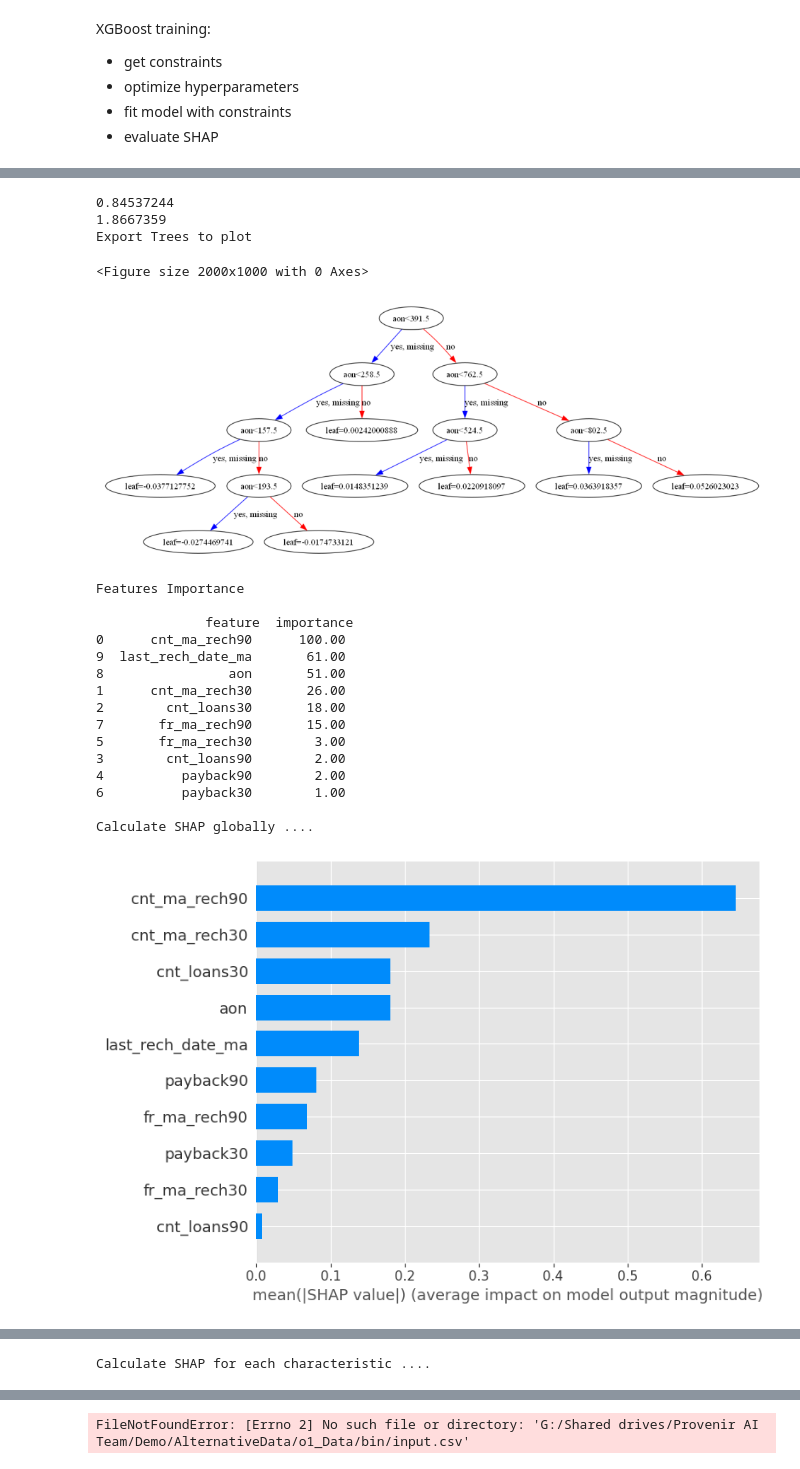
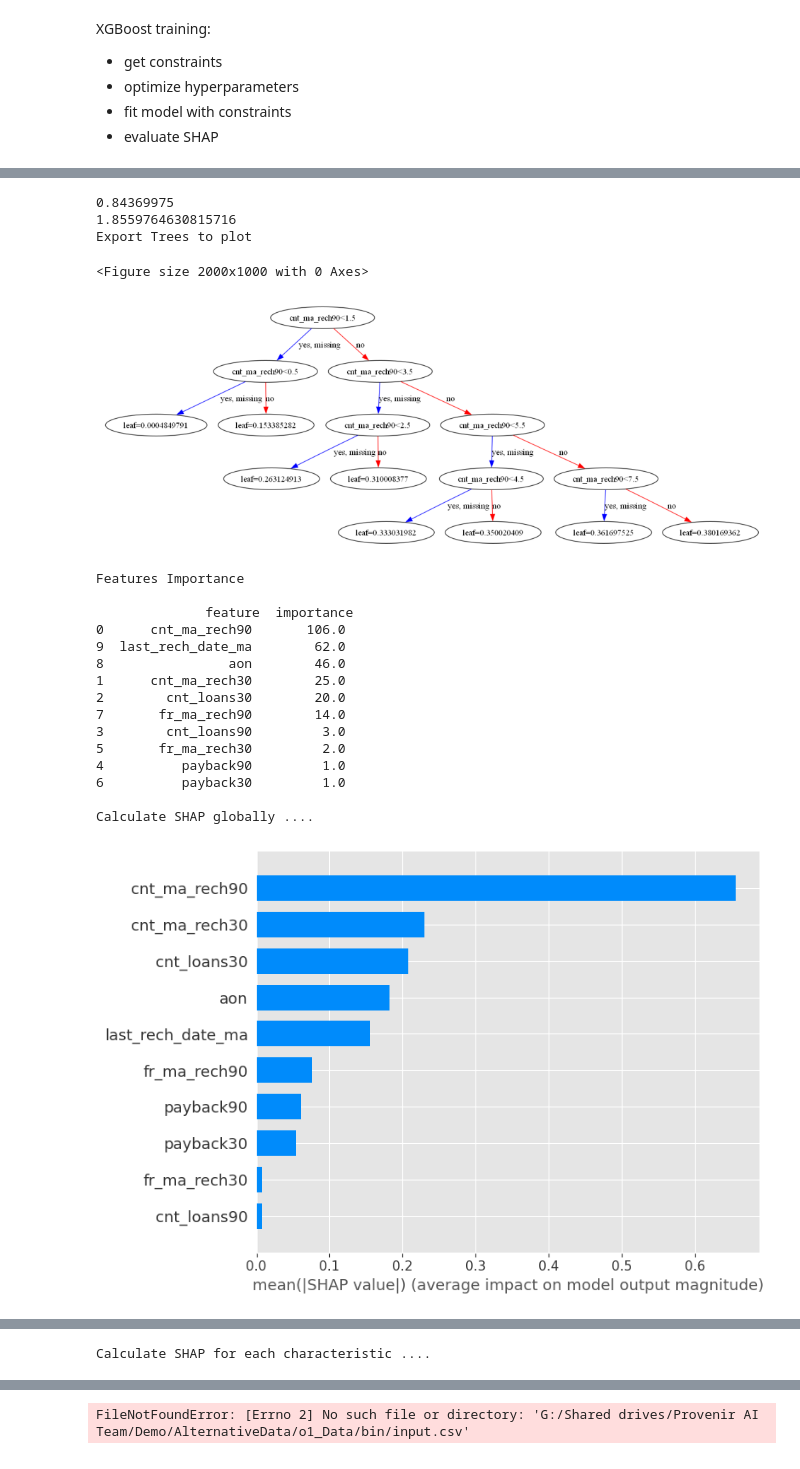
Before and after one commit to GPUK79/data-science-portfolio, a Jupyter notebook: 10_CreditRiskScorecards_AlgoComparisons.ipynb, the cells around one changed output, grey strips where cells are left out. Cells and saved outputs as stored; diff of their text form; code cells hidden in the pictures.

```diff
--- a/10_CreditRiskScorecards_AlgoComparisons.ipynb
+++ b/10_CreditRiskScorecards_AlgoComparisons.ipynb
@@ -795,6 +793,9 @@ XGBoost training:
  - evaluate SHAP
 # %%
 #Read in train sample
+import graphviz
+graphviz.set_default_engine('dot')
+
 train = pd.read_csv("train.csv")
 test = pd.read_csv("test.csv")
 import numpy as np
@@ -1020,7 +1021,7 @@ if True:
     # Plot a specific tree (e.g., the first tree, index 0)
     plt.figure(figsize=(20, 10))
     # Using the same model from above
-    xgb.plot_tree(model, num_trees=18, rankdir='UD')  # 'LR' for left-to-right layout
+    xgb.plot_tree(model, num_trees=0, rankdir='UD')  # 'LR' for left-to-right layout
     plt.show()
     plt.savefig("tree.jpeg")
 
@@ -1051,7 +1052,7 @@ if True:
     shap_values = explainer.shap_values(X)
     d_shap = pd.DataFrame(data=shap_values)
 
-
+    #Plot SHAP dependence plot for one feature
     col_list1 = ['cnt_ma_rech90']
     explainer = shap.TreeExplainer(model)#, model_output = 'probability',feature_dependence = "independent",data = X)
     shap_values = explainer.shap_values(X)
@@ -1060,6 +1061,7 @@ if True:
         # shap.dependence_plot(i, shap_values, X.values, feature_names=X.columns,interaction_index=None)
         shap.dependence_plot(i, shap_values, X.values,feature_names=X.columns)
 
+    # Define function that calculate base SHAP as well as SHAP values
     def shap_plot(j):
         # explainerModel = shap.TreeExplainer(model)#, X, model_output='probability',)
         explainerModel = shap.TreeExplainer(model)
@@ -1076,19 +1078,24 @@ if True:
         print("Expected Value: ", str(explainerModel.expected_value))
         return(p)
 
-
+    #Plot individual record SHAP
     shap_plot(0)
 
+
+    # Re-calculate SHAP
     baseShap = explainer.expected_value
     keepCols = list(np.array(xgb_fea_imp['feature']))
 
     for i in range(len(col_list)):
         d_shap = d_shap.rename(columns={ i:col_list[i]+'_shap1' })
         d_shap[col_list[i]+'_shap'] = baseShap + d_shap[col_list[i]+'_shap1']
+        print("Max New SHAP: ",col_list[i],str(d_shap[col_list[i]+'_shap'] .max()))
         d_shap[col_list[i]+'_shapDiff'] = d_shap[col_list[i]+'_shap'] .max() - d_shap[col_list[i]+'_shap']
     d_shap = d_shap.loc[:, d_shap.nunique() > 1]
     display(d_shap)
     d_shap.to_csv("d_shap.csv", index=False)
+
+
 
     # Determine number of top negative factors to return -> 4
     N = 4
@@ -1098,6 +1105,7 @@ if True:
     order = np.argsort(-ds.to_numpy())[:, :N]
     ds[[f'Factor {i+1}' for i in range(N)]] = ds.columns.to_numpy()[order]
 
+    # Assign AAC based on SHAP
     adverseCodes = pd.read_csv("AAC_dictionnary.csv")
 
     adverseCodeDictionnary = (pd.Series(adverseCodes['Adverse Action Code'].values,index=adverseCodes['Feature']).to_dict())
@@ -1124,6 +1132,7 @@ if True:
     for i in range(len(factors)):
 
         for j in range(len(factor1)):
+
             aac[i].append("")
             if((ds[factorsa[i][j]].values)[j] > 0):
                 aac[i][j] = adverseCodeDictionnary[factors[i][j]]
@@ -1151,21 +1160,21 @@ if True:
-0.84537244
-1.8667359
+0.84369975
+1.8559764630815716
 Export Trees to plot
 <Figure size 2000x1000 with 0 Axes>
-[figure, old version]
+[figure, new version]
 Features Importance
 
               feature  importance
-0      cnt_ma_rech90      100.00
-9  last_rech_date_ma       61.00
-8                aon       51.00
-1      cnt_ma_rech30       26.00
-2        cnt_loans30       18.00
-7       fr_ma_rech90       15.00
-5       fr_ma_rech30        3.00
-3        cnt_loans90        2.00
-4          payback90        2.00
-6          payback30        1.00
+0      cnt_ma_rech90       106.0
+9  last_rech_date_ma        62.0
+8                aon        46.0
+1      cnt_ma_rech30        25.0
+2        cnt_loans30        20.0
+7       fr_ma_rech90        14.0
+3        cnt_loans90         3.0
+5       fr_ma_rech30         2.0
+4          payback90         1.0
+6          payback30         1.0
 
 Calculate SHAP globally ....
-[figure, old version]
+[figure, new version]
```
Also changed, not shown: parts of 9 cells of this notebook.
